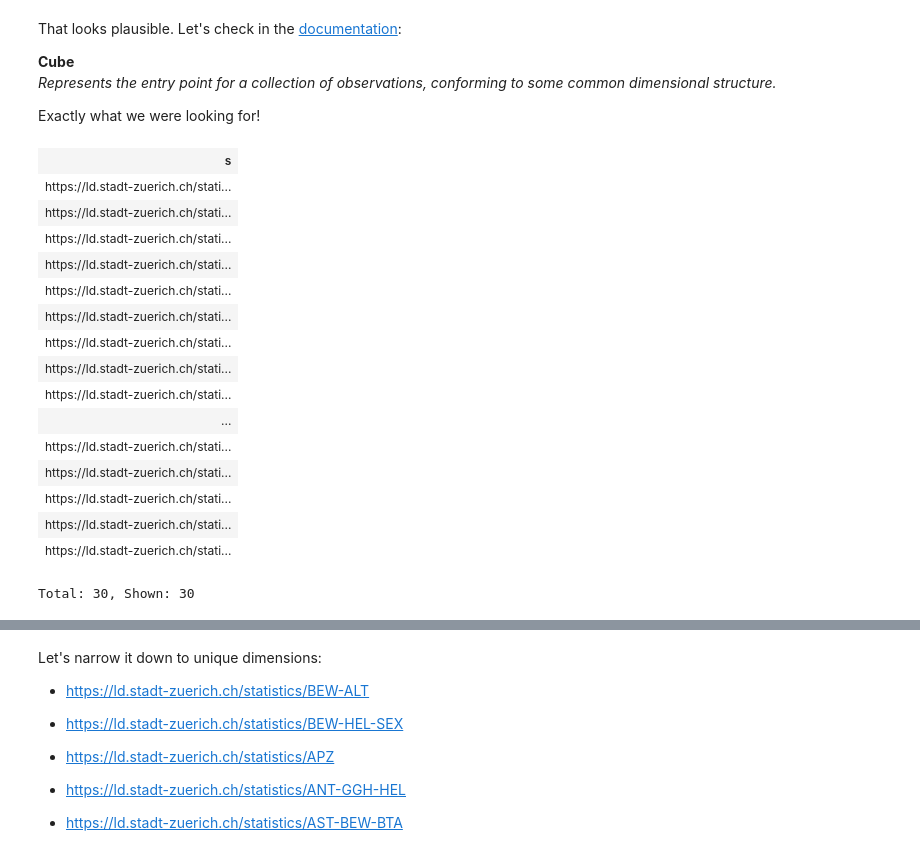
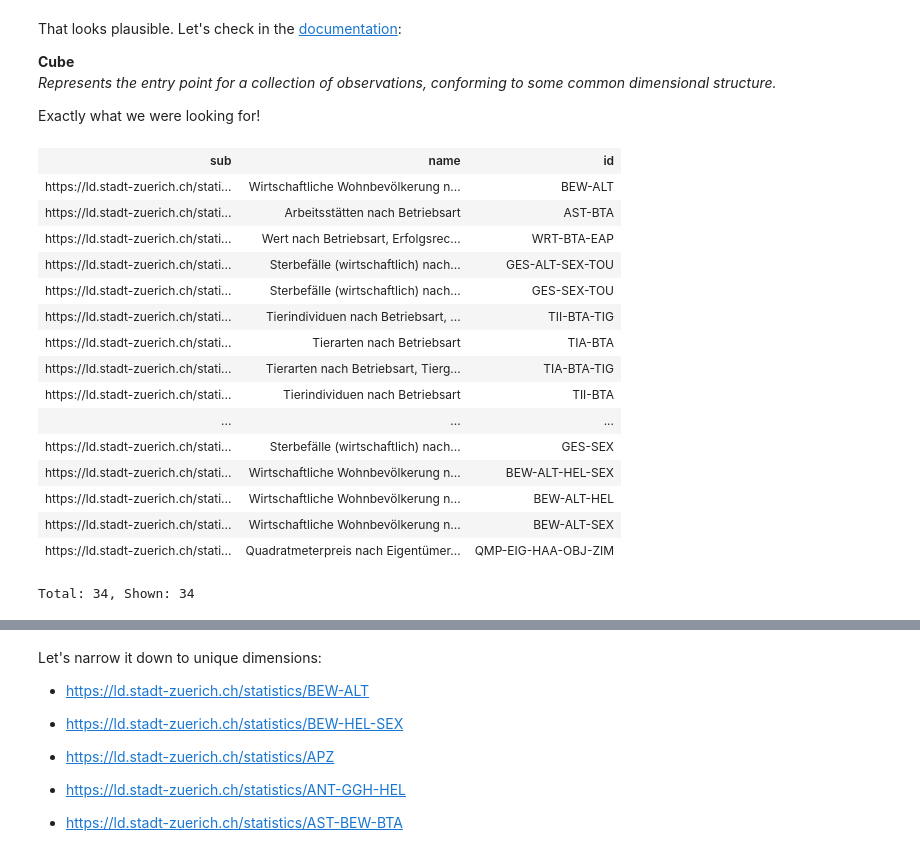
Before and after one commit to zazuko/notebooks, a Jupyter notebook: exploring_ssz_graph.ipynb, the cells around one changed output, grey strips where cells are left out. Saved outputs shown, nothing was run; the diff lists cells and outputs as text; code cells hidden in the pictures.

```diff
--- a/exploring_ssz_graph.ipynb
+++ b/exploring_ssz_graph.ipynb
@@ -193,28 +159,33 @@ That looks plausible. Let's check in the [documentation](https://cube.link/):
 
 Exactly what we were looking for!
 # %%
+PREFIX schema: <http://schema.org/>
+PREFIX rdf: <http://www.w3.org/1999/02/22-rdf-syntax-ns#>
 PREFIX rdfs: <http://www.w3.org/2000/01/rdf-schema#>
+PREFIX cube: <https://cube.link/>
 
-SELECT DISTINCT ?s
+SELECT *
 FROM <https://lindas.admin.ch/stadtzuerich/stat>
 WHERE {
-  ?s a <https://cube.link/Cube> .
+  ?sub a cube:Cube ;
+       schema:name ?name ;
+       schema:identifier ?id .
 }
 # %% [output]
-| s |
-| https://ld.stadt-zuerich.ch/stati... |
-| https://ld.stadt-zuerich.ch/stati... |
-| https://ld.stadt-zuerich.ch/stati... |
-| https://ld.stadt-zuerich.ch/stati... |
-| https://ld.stadt-zuerich.ch/stati... |
-| https://ld.stadt-zuerich.ch/stati... |
-| https://ld.stadt-zuerich.ch/stati... |
-| https://ld.stadt-zuerich.ch/stati... |
-| https://ld.stadt-zuerich.ch/stati... |
-| ... |
-| https://ld.stadt-zuerich.ch/stati... |
-| https://ld.stadt-zuerich.ch/stati... |
-| https://ld.stadt-zuerich.ch/stati... |
-| https://ld.stadt-zuerich.ch/stati... |
-| https://ld.stadt-zuerich.ch/stati... |
+| sub | name | id |
+| https://ld.stadt-zuerich.ch/stati... | Wirtschaftliche Wohnbevölkerung n... | BEW-ALT |
+| https://ld.stadt-zuerich.ch/stati... | Arbeitsstätten nach Betriebsart | AST-BTA |
+| https://ld.stadt-zuerich.ch/stati... | Wert nach Betriebsart, Erfolgsrec... | WRT-BTA-EAP |
+| https://ld.stadt-zuerich.ch/stati... | Sterbefälle (wirtschaftlich) nach... | GES-ALT-SEX-TOU |
+| https://ld.stadt-zuerich.ch/stati... | Sterbefälle (wirtschaftlich) nach... | GES-SEX-TOU |
+| https://ld.stadt-zuerich.ch/stati... | Tierindividuen nach Betriebsart, ... | TII-BTA-TIG |
+| https://ld.stadt-zuerich.ch/stati... | Tierarten nach Betriebsart | TIA-BTA |
+| https://ld.stadt-zuerich.ch/stati... | Tierarten nach Betriebsart, Tierg... | TIA-BTA-TIG |
+| https://ld.stadt-zuerich.ch/stati... | Tierindividuen nach Betriebsart | TII-BTA |
+| ... | ... | ... |
+| https://ld.stadt-zuerich.ch/stati... | Sterbefälle (wirtschaftlich) nach... | GES-SEX |
+| https://ld.stadt-zuerich.ch/stati... | Wirtschaftliche Wohnbevölkerung n... | BEW-ALT-HEL-SEX |
+| https://ld.stadt-zuerich.ch/stati... | Wirtschaftliche Wohnbevölkerung n... | BEW-ALT-HEL |
+| https://ld.stadt-zuerich.ch/stati... | Wirtschaftliche Wohnbevölkerung n... | BEW-ALT-SEX |
+| https://ld.stadt-zuerich.ch/stati... | Quadratmeterpreis nach Eigentümer... | QMP-EIG-HAA-OBJ-ZIM |
-Total: 30, Shown: 30
+Total: 34, Shown: 34
```
Also changed, not shown: parts of 15 cells of this notebook, 3 other files.
